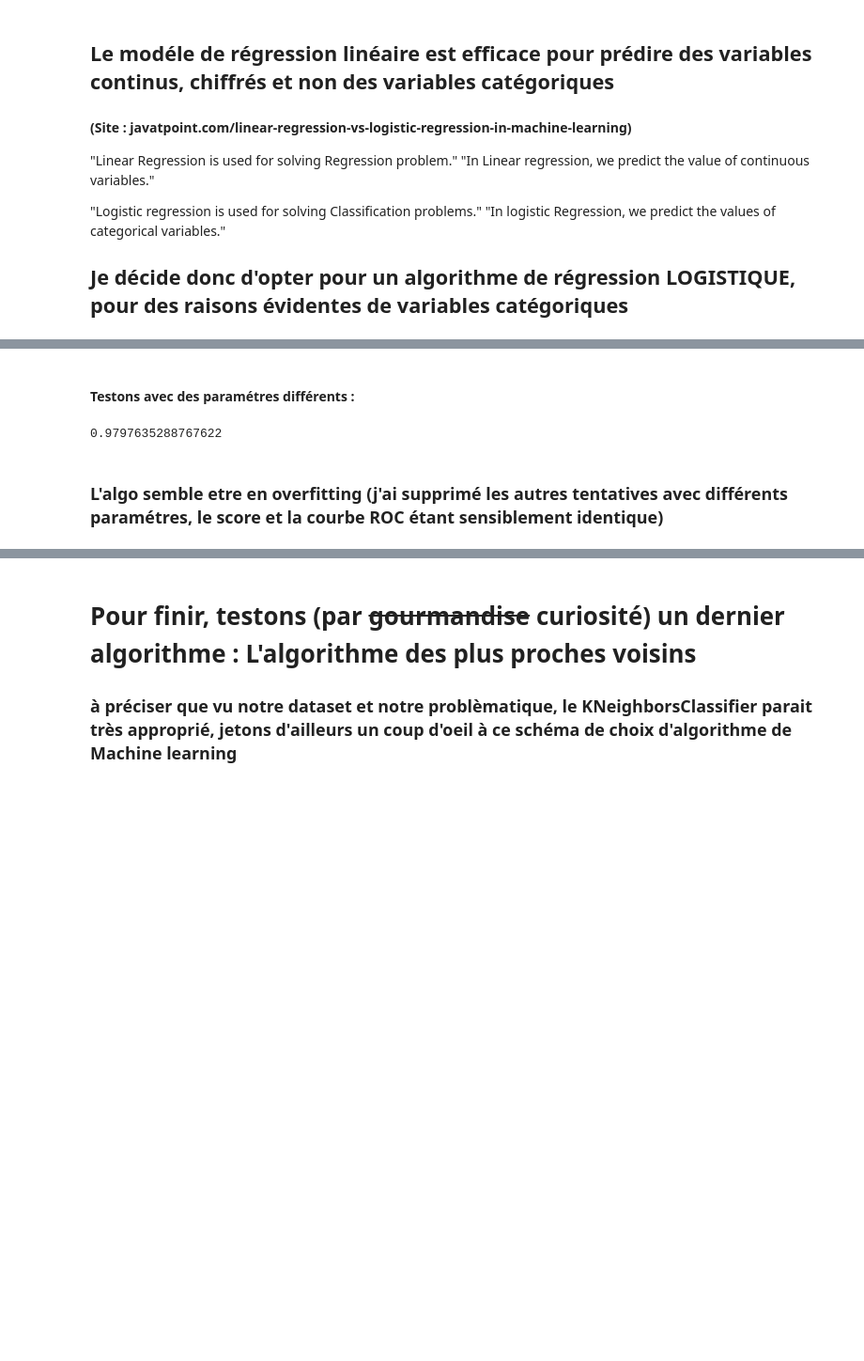
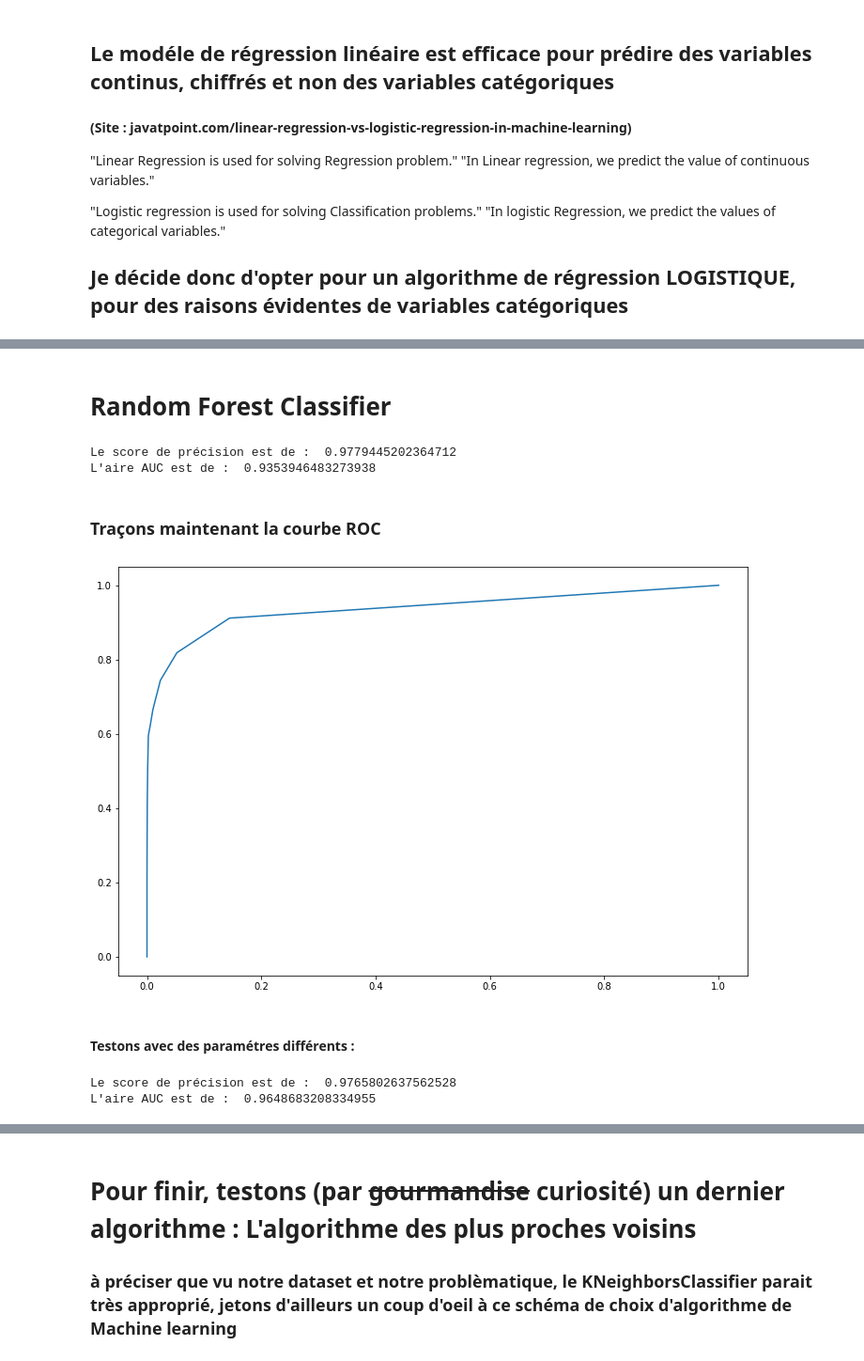
Before and after one commit to Guillaume-Lazaro/Projet_machine_learning, a Jupyter notebook: fake_jobs.ipynb, the cells around one changed output, grey strips where cells are left out. Shown: that part at 94% size. Cells and saved outputs as stored; diff of their text form; code cells hidden in the pictures; blank space fills up the shorter version.

```diff
--- a/fake_jobs.ipynb
+++ b/fake_jobs.ipynb
@@ -233,11 +241,36 @@ plt.show()
+# %% [markdown]
+# Random Forest Classifier
+# %%
+# On instancie le Random forest classifier avec un paramétre n_estimators de 10
+cls_forest = RandomForestClassifier(n_estimators = 10)
+cls_forest.fit(X_train, y_train)
+
+y_pred_rfc = cls_forest.predict(X_test)
+print("Le score de précision est de : ",accuracy_score(y_pred_rfc, y_test))
+y_pred_rfc_proba = cls_forest.predict_proba(X_test)[:,1]
+print("L'aire AUC est de : ",metrics.roc_auc_score(y_test, y_pred_rfc_proba))
+# %% [output]
+Le score de précision est de :  0.9779445202364712
+L'aire AUC est de :  0.9353946483273938
+# %% [markdown]
+### Traçons maintenant la courbe ROC
+# %%
+vp, fp, _  = metrics.roc_curve(y_test,  y_pred_rfc_proba)
+fig, ax = plt.subplots(figsize=(12, 8))
+plt.plot(vp, fp)
+plt.show()
+# %% [output]
+[figure, added]
 # %% [markdown]
 #### Testons avec des paramétres différents :
-# %%
-cls_forest = RandomForestClassifier(n_estimators = 50)
-cls_forest.fit(X_train, y_train)
-y_pred_rfc = cls_forest.predict(X_test)
-accuracy_score(y_pred_rfc, y_test)
-# %% [output]
-0.9797635288767622
-# %% [markdown]
-### L'algo semble etre en overfitting (j'ai supprimé les autres tentatives avec différents paramétres, le score et la courbe ROC étant sensiblement identique)
+# %%
+cls_forest2 = RandomForestClassifier(n_estimators = 50, max_depth=100) # On passe de 10 à 200 et on passe d'une max_depth de NONE à 100
+cls_forest2.fit(X_train, y_train)
+
+y_pred_rfc = cls_forest2.predict(X_test)
+print("Le score de précision est de : ",accuracy_score(y_pred_rfc, y_test))
+y_pred_rfc_proba = cls_forest2.predict_proba(X_test)[:,1]
+print("L'aire AUC est de : ",metrics.roc_auc_score(y_test, y_pred_rfc_proba))
+# %% [output]
+Le score de précision est de :  0.9765802637562528
+L'aire AUC est de :  0.9648683208334955
```
Also changed, not shown: parts of 28 cells of this notebook.
